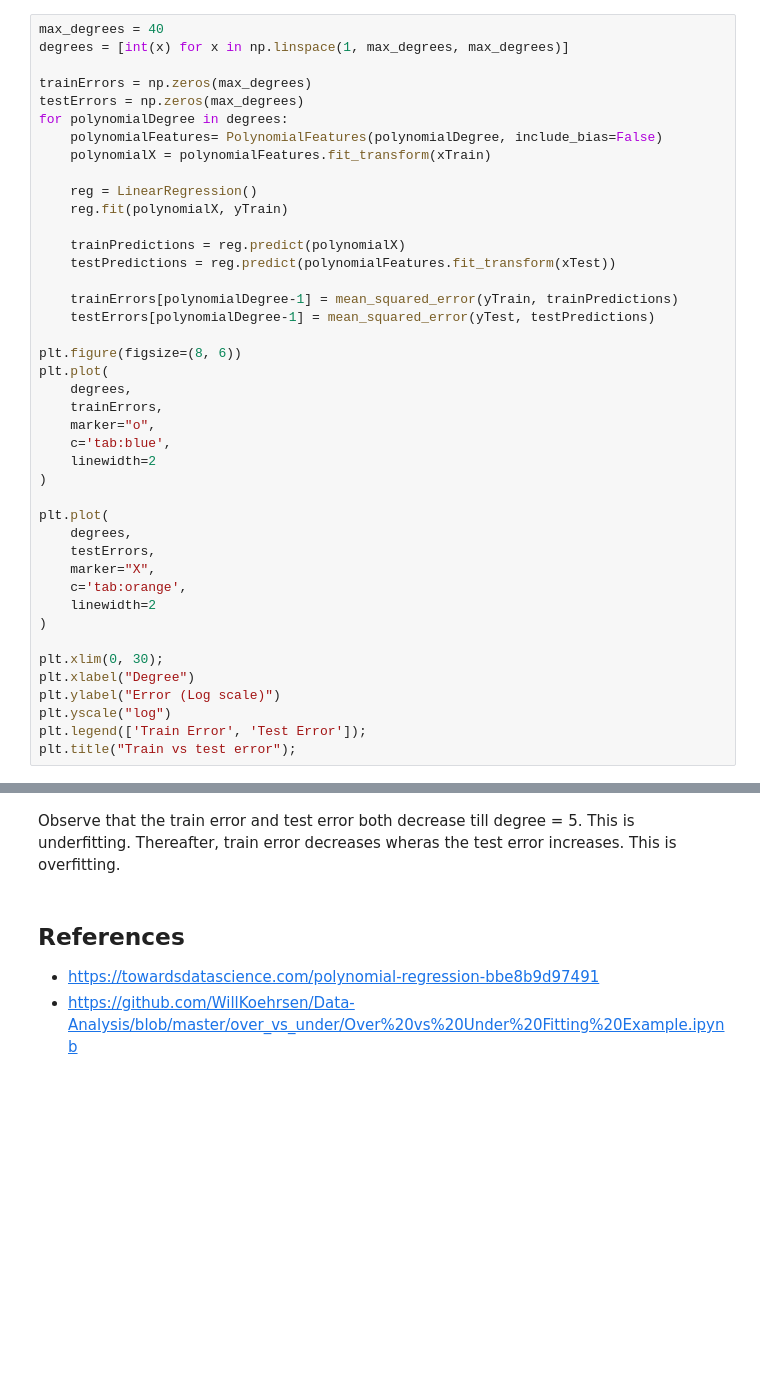
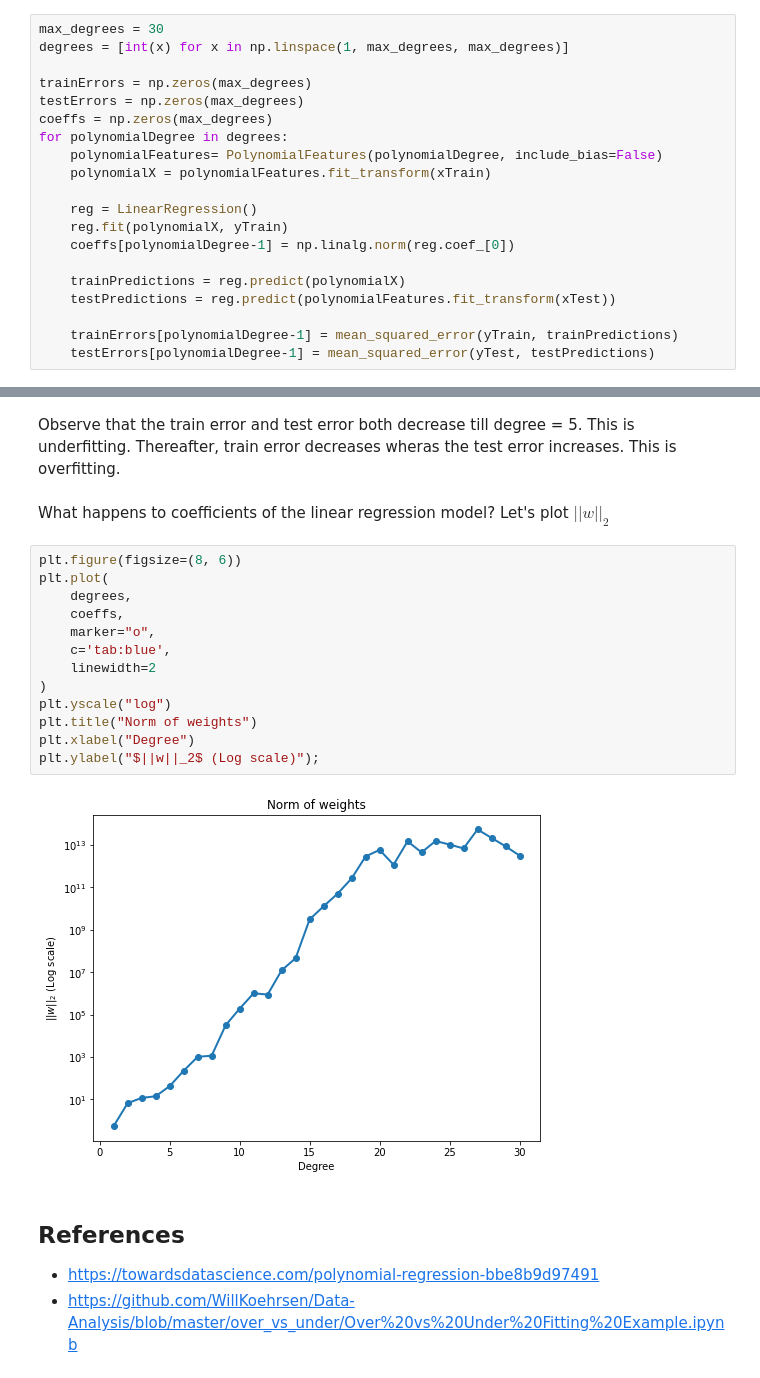
Before and after one commit to akshaykhadse/DigitalCognitionBook, a Jupyter notebook: 01_linear_regression/02_overfitting.ipynb, the cells around one changed output, grey strips where cells are left out. Cells and saved outputs as stored; diff of their text form; blank space fills up the shorter version.

```diff
--- a/01_linear_regression/02_overfitting.ipynb
+++ b/01_linear_regression/02_overfitting.ipynb
@@ -125,44 +125,22 @@ Test Error  = 0.019
 ## Degrees of polynomial
 Lets repeat the above for different degrees of polynomial
 # %%
-max_degrees = 40
+max_degrees = 30
 degrees = [int(x) for x in np.linspace(1, max_degrees, max_degrees)]
 
 trainErrors = np.zeros(max_degrees)
 testErrors = np.zeros(max_degrees)
+coeffs = np.zeros(max_degrees)
 for polynomialDegree in degrees:
     polynomialFeatures= PolynomialFeatures(polynomialDegree, include_bias=False)
     polynomialX = polynomialFeatures.fit_transform(xTrain)
 
     reg = LinearRegression()
     reg.fit(polynomialX, yTrain)
+    coeffs[polynomialDegree-1] = np.linalg.norm(reg.coef_[0])
 
     trainPredictions = reg.predict(polynomialX)
     testPredictions = reg.predict(polynomialFeatures.fit_transform(xTest))
 
     trainErrors[polynomialDegree-1] = mean_squared_error(yTrain, trainPredictions)
     testErrors[polynomialDegree-1] = mean_squared_error(yTest, testPredictions)
-
-plt.figure(figsize=(8, 6))
-plt.plot(
-    degrees,
-    trainErrors,
-    marker="o",
-    c='tab:blue',
-    linewidth=2
-)
-
-plt.plot(
-    degrees,
-    testErrors,
-    marker="X",
-    c='tab:orange',
-    linewidth=2
-)
-
-plt.xlim(0, 30);
-plt.xlabel("Degree")
-plt.ylabel("Error (Log scale)")
-plt.yscale("log")
-plt.legend(['Train Error', 'Test Error']);
-plt.title("Train vs test error");
@@ -171,5 +174,22 @@ plt.title("Train vs test error");
 # %% [markdown]
 Observe that the train error and test error both decrease till degree = 5. This is underfitting. Thereafter, train error decreases wheras the test error increases. This is overfitting.
+# %% [markdown]
+What happens to coefficients of the linear regression model? Let's plot $||w||_2$
+# %%
+plt.figure(figsize=(8, 6))
+plt.plot(
+    degrees,
+    coeffs,
+    marker="o",
+    c='tab:blue',
+    linewidth=2
+)
+plt.yscale("log")
+plt.title("Norm of weights")
+plt.xlabel("Degree")
+plt.ylabel("$||w||_2$ (Log scale)");
+# %% [output]
+[figure, added]
 # %% [markdown]
 ## References
 * https://towardsdatascience.com/polynomial-regression-bbe8b9d97491
```
Also changed, not shown: parts of 3 cells of this notebook.
